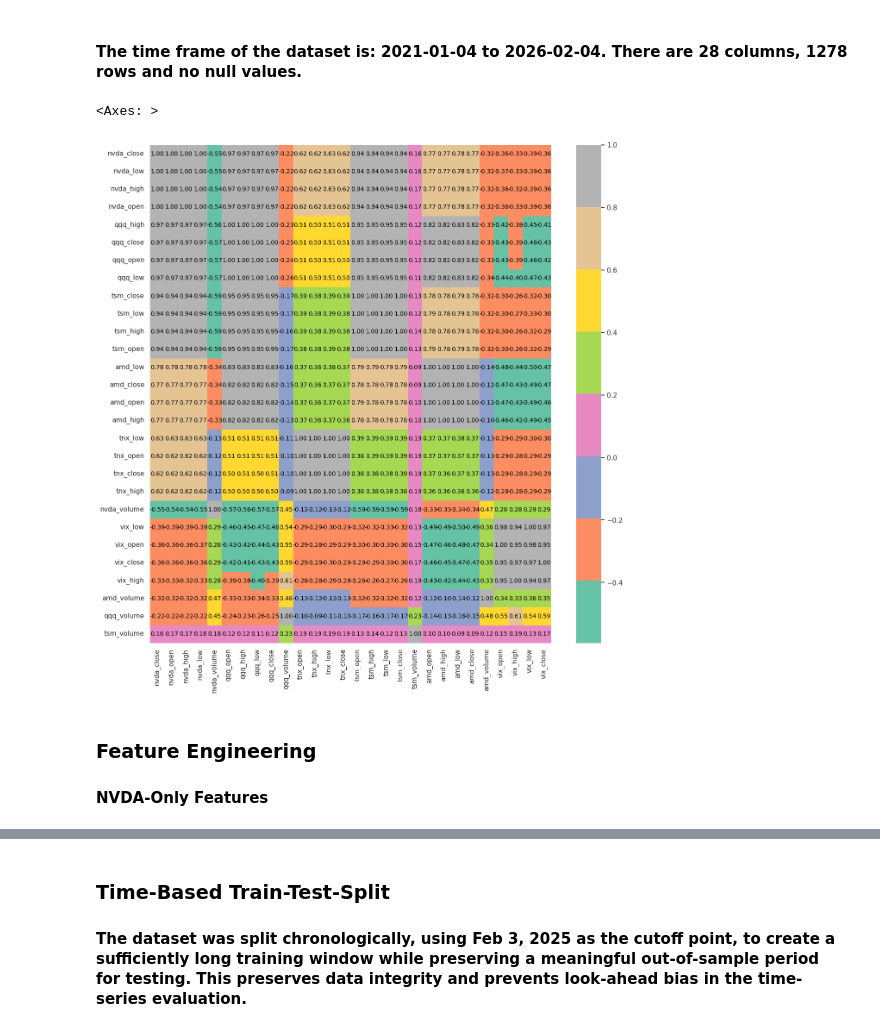
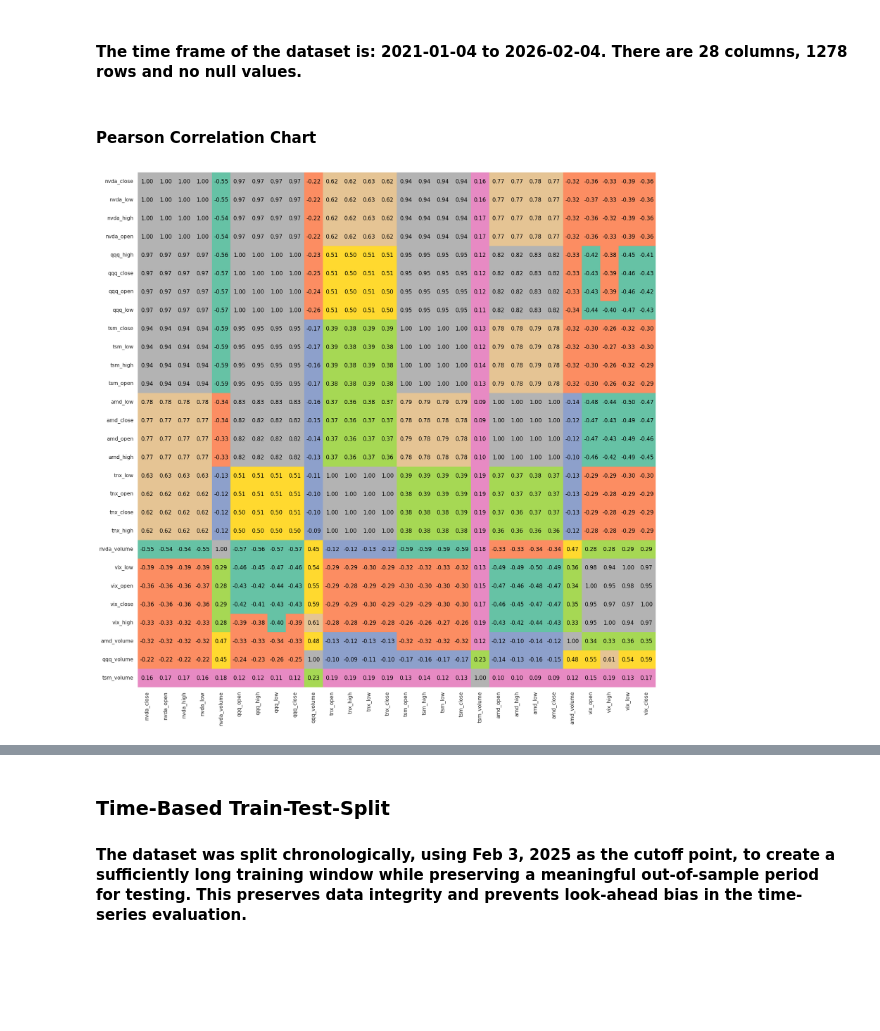
Before and after one commit to EsserMishelle/short-term-stock-forecast, a Jupyter notebook: 04_price_based_linear_models.ipynb, the cells around one changed output, grey strips where cells are left out. Drawn from its saved outputs; the diff is of its cells as text; code cells hidden in the pictures; blank space fills up the shorter version.

```diff
--- a/04_price_based_linear_models.ipynb
+++ b/04_price_based_linear_models.ipynb
@@ -34,9 +35,9 @@ Mounted at /content/drive
 # %%
-# # --- Load the clean file without '^VIX_Volume', '^TNX_Volume' (values are 0's)
-# stocks_flat_clean_path = os.path.join(folder_path, 'stocks_raw_2021_2026_clean.csv')
+# --- Load the clean and flatten file ---
+all_stocks_ready_2021_2026_path = os.path.join(folder_path, 'all_stocks_ready_2021_2026.csv')
 
-# stocks_flat_clean = pd.read_csv(stocks_flat_clean_path,
-#     index_col='Date',
-#     parse_dates=True
-# )
-# stocks_flat_clean.head()
+df = pd.read_csv(all_stocks_ready_2021_2026_path,
+    index_col='Date',
+    parse_dates=True
+)
+df
@@ -69,32 +59,21 @@ Mounted at /content/drive
-# %%
-# --- Load the clean and flatten file ---
-all_stocks_ready_2021_2026_path = os.path.join(folder_path, 'all_stocks_ready_2021_2026.csv')
-
-all_stocks_ready_2021_2026_df = pd.read_csv(all_stocks_ready_2021_2026_path,
-    index_col='Date',
-    parse_dates=True
-)
-
-df = all_stocks_ready_2021_2026_df
 # %% [markdown]
 #### The time frame of the dataset is: 2021-01-04 to 2026-02-04.  There are 28 columns, 1278 rows and no null values.
+# %% [markdown]
+#### Pearson Correlation Chart
 # %%
 df_corr_raw = df.copy()
 corr_matrix_raw = df_corr_raw.corr()
 sorted_corr_raw = corr_matrix_raw.loc[
     corr_matrix_raw['nvda_close'].abs().sort_values(ascending=False).index
 ]
 # Define 'cols' specifically for this heatmap, placing 'nvda_close' at the front
 # cols_raw = col for col in sorted_corr_raw.columns
 cols_raw = ['nvda_close'] + [col for col in sorted_corr_raw.columns if col != 'nvda_close']
 df_heatmap_raw = sorted_corr_raw[cols_raw]
 sns.set_theme(style="darkgrid")
-plt.figure(figsize=(15,15))
-sns.heatmap(df_heatmap_raw, annot=True, cmap='Set2', annot_kws={'fontsize': 10, 'color': 'black'}, fmt='.2f')
+plt.figure(figsize=(20,20))
+sns.heatmap(df_heatmap_raw, annot=True, cmap='Set2', annot_kws={'fontsize': 12, 'color': 'black'}, fmt='.2f',  cbar=False)
+plt.savefig(os.path.join(assets_folder_path, 'heatmap.jpg'))
+plt.show()
 # %% [output]
-<Axes: >
-[figure, old version]
+[figure, new version]
-# %% [markdown]
-### Feature Engineering
-
-#### NVDA-Only Features
```
Also changed, not shown: parts of 16 cells of this notebook.
